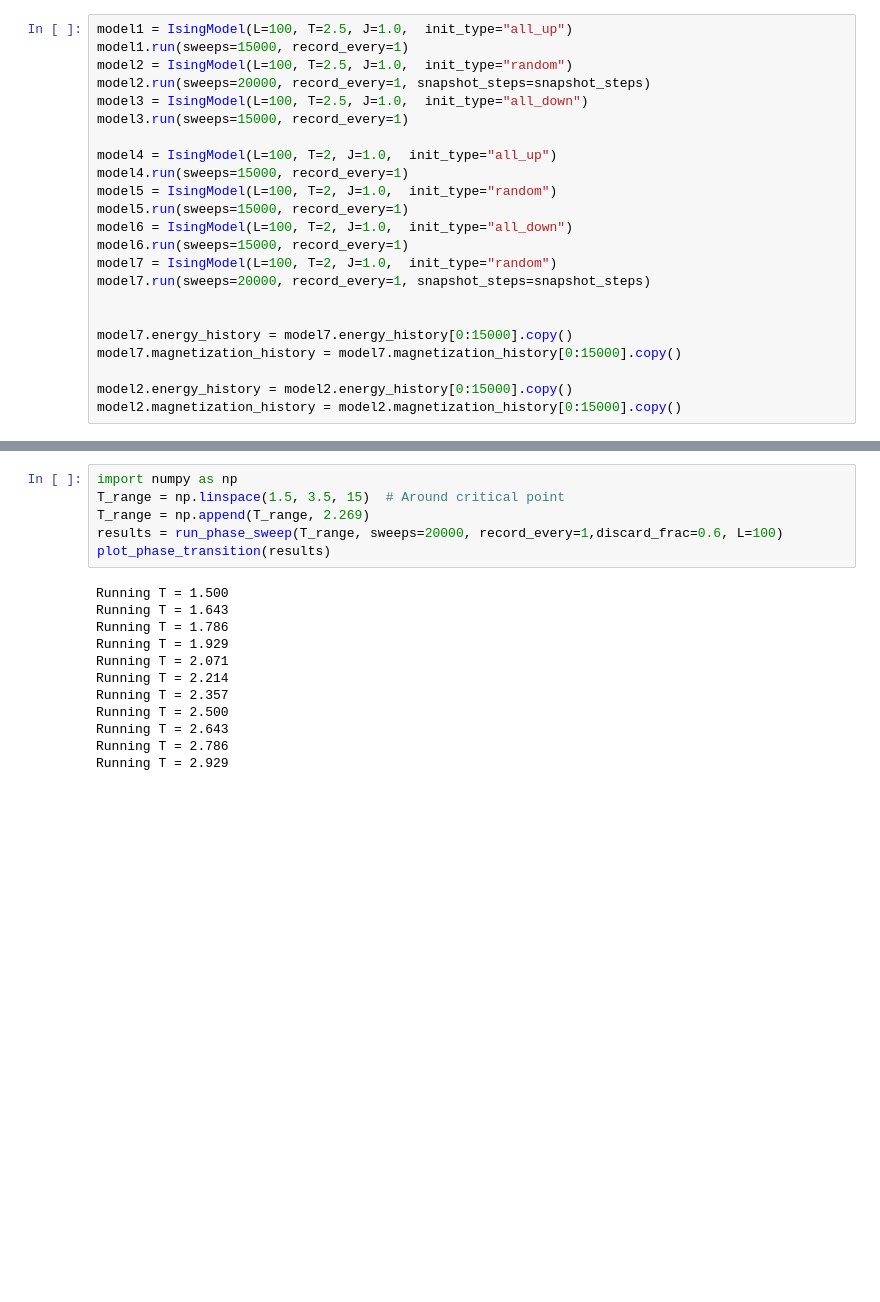
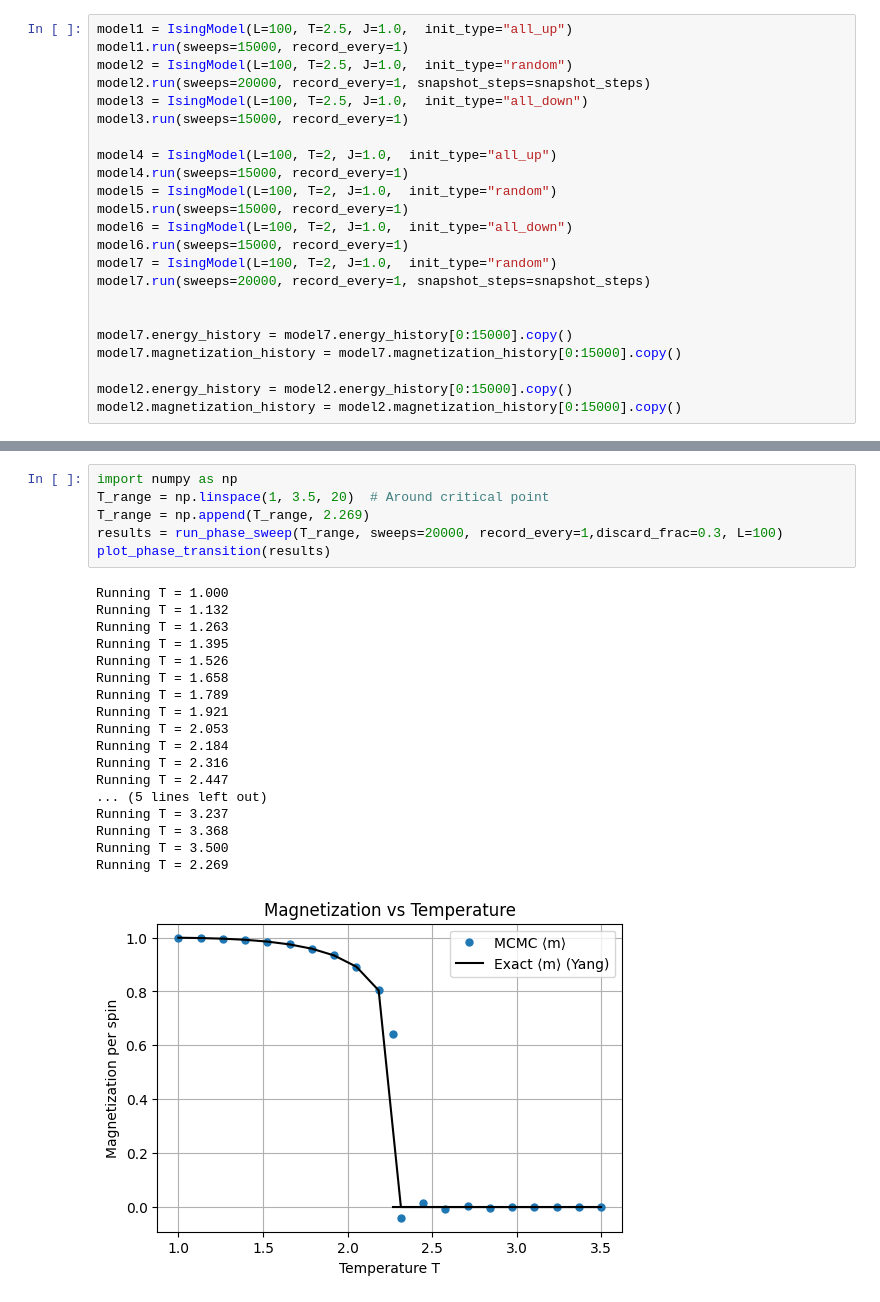
Before and after one commit to KyrylOTheRylo/MonteCarloMetropolisKT, a Jupyter notebook: Untitled.ipynb, the cells around one changed output, grey strips where cells are left out. Saved outputs shown, nothing was run; the diff lists cells and outputs as text; blank space fills up the shorter version.

```diff
--- a/Untitled.ipynb
+++ b/Untitled.ipynb
@@ -59,18 +59,25 @@ plot_snapshot_grid(model7, snapshot_steps, title="Snapshots T =2", cmap="bwr")
 # %%
 import numpy as np
-T_range = np.linspace(1.5, 3.5, 15)  # Around critical point
+T_range = np.linspace(1, 3.5, 20)  # Around critical point
 T_range = np.append(T_range, 2.269)
-results = run_phase_sweep(T_range, sweeps=20000, record_every=1,discard_frac=0.6, L=100)
+results = run_phase_sweep(T_range, sweeps=20000, record_every=1,discard_frac=0.3, L=100)
 plot_phase_transition(results)
 # %% [output]
-Running T = 1.500
-Running T = 1.643
-Running T = 1.786
-Running T = 1.929
-Running T = 2.071
-Running T = 2.214
-Running T = 2.357
-Running T = 2.500
-Running T = 2.643
-Running T = 2.786
-Running T = 2.929
+Running T = 1.000
+Running T = 1.132
+Running T = 1.263
+Running T = 1.395
+Running T = 1.526
+Running T = 1.658
+Running T = 1.789
+Running T = 1.921
+Running T = 2.053
+Running T = 2.184
+Running T = 2.316
+Running T = 2.447
+... (5 lines left out)
+Running T = 3.237
+Running T = 3.368
+Running T = 3.500
+Running T = 2.269
+[figure, added]
```
Also changed, not shown: parts of 4 cells of this notebook, 2 other files.
